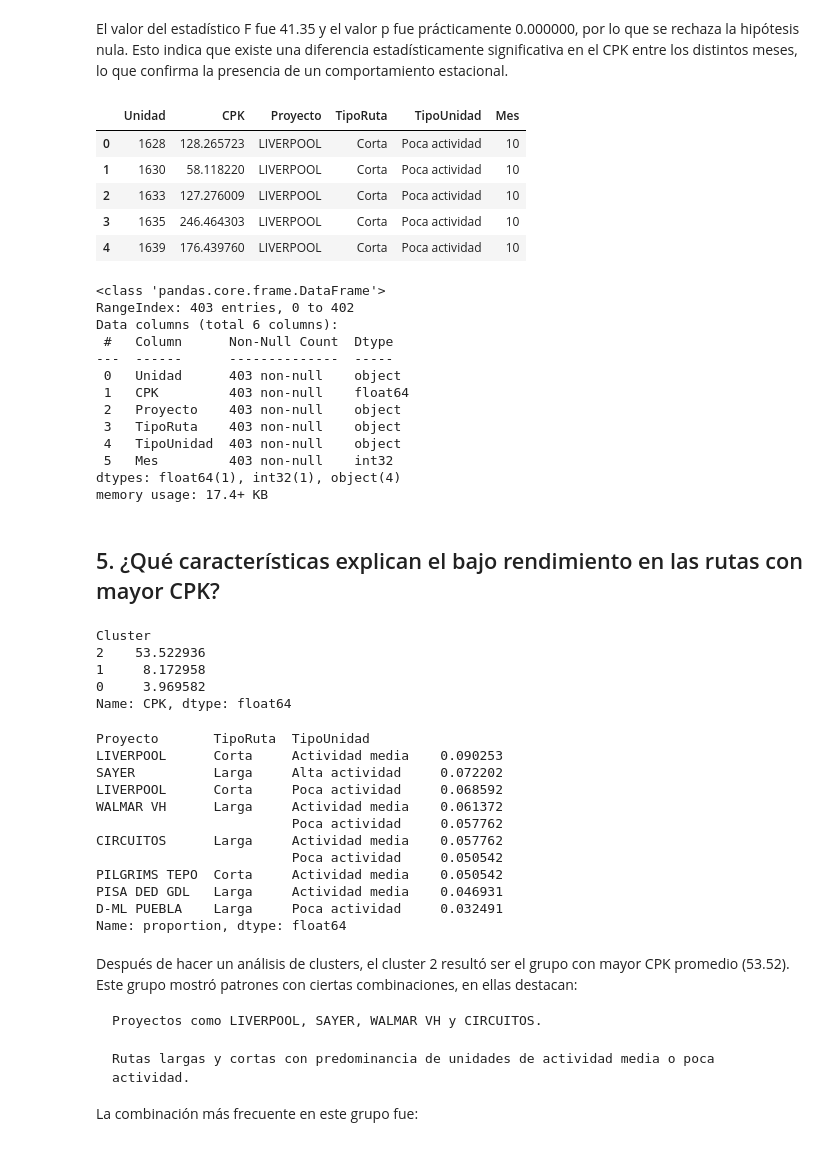
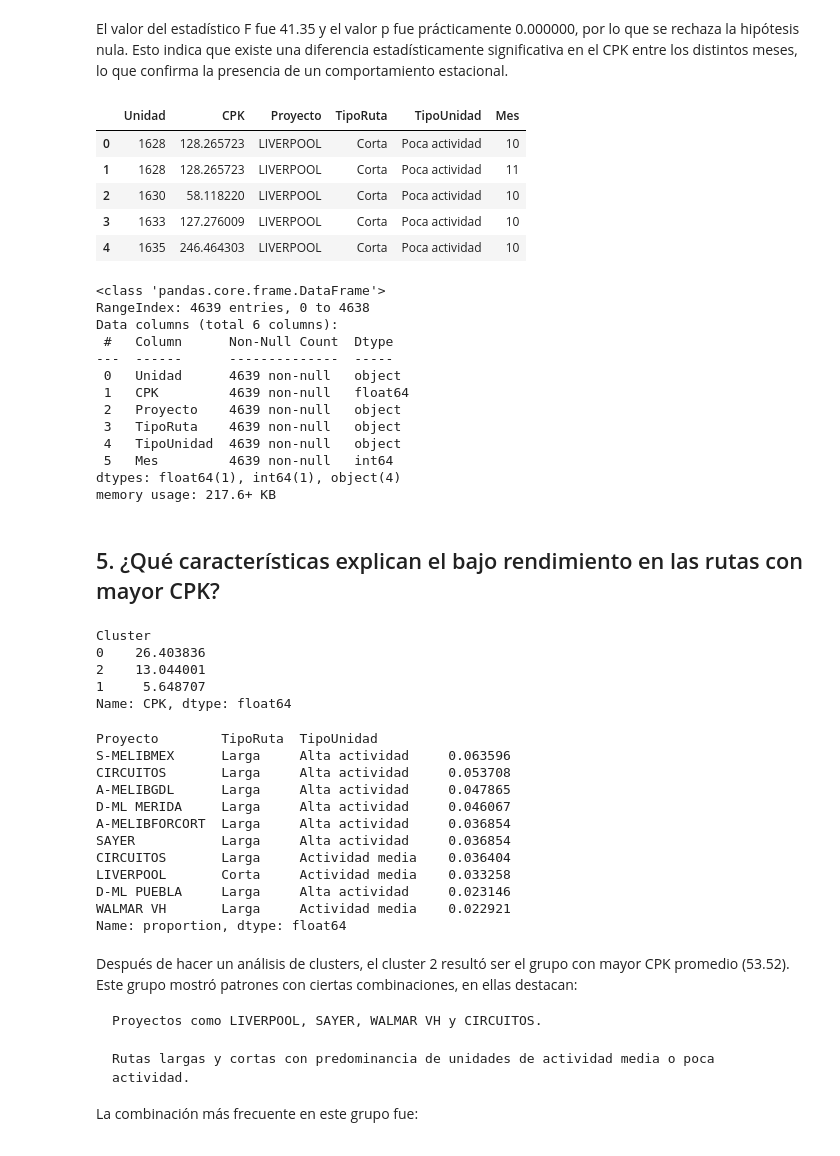
Before and after one commit to pomaremiliano/dashboard-datastorm, a Jupyter notebook: data/RecoleccionReto.ipynb, the cells around one changed output. Drawn from its saved outputs; the diff is of its cells as text; code cells hidden in the pictures.

```diff
--- a/data/RecoleccionReto.ipynb
+++ b/data/RecoleccionReto.ipynb
@@ -725,53 +735,56 @@ El valor del estadístico F fue 41.35 y el valor p fue prácticamente 0.000000,
 # Merge entre gastos_combustible, gastos_mantto, tabla_rutas_unidad, y unidad_info
 
 # Primero, unimos gastos_combustible con gastos_mantto para tener CPK y mantenimiento
 df_maestra = gastos_combustible.merge(gastos_mantto, on="Unidad", how="left")
 
 # Agregamos TipoUnidad desde df_gastos_unidad (ya tiene CPK y TipoUnidad)
 df_maestra = df_maestra.merge(
     df_gastos_unidad[["Unidad", "CPK", "TipoUnidad"]], on="Unidad", how="left"
 )
+
+# Crear unidad_info desde df_merged (o df_merged_mantto) con Proyecto y Mes
+unidad_info = df_merged[["Unidad", "Proyecto", "Mes"]].drop_duplicates()
 
 # Agregamos Proyecto y Mes desde unidad_info
 df_maestra = df_maestra.merge(unidad_info, on="Unidad", how="left")
 
 # Para TipoRuta, tomamos la ruta más frecuente por unidad desde tabla_rutas_unidad
 tipo_ruta_por_unidad = (
     tabla_rutas_unidad
     .merge(tabla_rutas[["Ruta", "TipoRuta"]], on="Ruta", how="left")
     .groupby("Unidad")["TipoRuta"]
     .agg(lambda x: x.value_counts().idxmax())
     .reset_index()
 )
 df_maestra = df_maestra.merge(tipo_ruta_por_unidad, on="Unidad", how="left")
 
 # Seleccionamos solo las columnas solicitadas y eliminamos duplicados
 df_maestra_cluster = df_maestra[["Unidad", "CPK", "Proyecto", "TipoRuta", "TipoUnidad", "Mes"]].drop_duplicates()
 
 df_maestra_cluster.head()
 # %% [output]
 |  | Unidad | CPK | Proyecto | TipoRuta | TipoUnidad | Mes |
 | 0 | 1628 | 128.265723 | LIVERPOOL | Corta | Poca actividad | 10 |
-| 1 | 1630 | 58.118220 | LIVERPOOL | Corta | Poca actividad | 10 |
-| 2 | 1633 | 127.276009 | LIVERPOOL | Corta | Poca actividad | 10 |
-| 3 | 1635 | 246.464303 | LIVERPOOL | Corta | Poca actividad | 10 |
-| 4 | 1639 | 176.439760 | LIVERPOOL | Corta | Poca actividad | 10 |
+| 1 | 1628 | 128.265723 | LIVERPOOL | Corta | Poca actividad | 11 |
+| 2 | 1630 | 58.118220 | LIVERPOOL | Corta | Poca actividad | 10 |
+| 3 | 1633 | 127.276009 | LIVERPOOL | Corta | Poca actividad | 10 |
+| 4 | 1635 | 246.464303 | LIVERPOOL | Corta | Poca actividad | 10 |
 # %%
 df_maestra_cluster.info()
 # %% [output]
 <class 'pandas.core.frame.DataFrame'>
-RangeIndex: 403 entries, 0 to 402
+RangeIndex: 4639 entries, 0 to 4638
 Data columns (total 6 columns):
  #   Column      Non-Null Count  Dtype
 ---  ------      --------------  -----
- 0   Unidad      403 non-null    object
- 1   CPK         403 non-null    float64
- 2   Proyecto    403 non-null    object
- 3   TipoRuta    403 non-null    object
- 4   TipoUnidad  403 non-null    object
- 5   Mes         403 non-null    int32
-dtypes: float64(1), int32(1), object(4)
-memory usage: 17.4+ KB
+ 0   Unidad      4639 non-null   object
+ 1   CPK         4639 non-null   float64
+ 2   Proyecto    4639 non-null   object
+ 3   TipoRuta    4639 non-null   object
+ 4   TipoUnidad  4639 non-null   object
+ 5   Mes         4639 non-null   int64
+dtypes: float64(1), int64(1), object(4)
+memory usage: 217.6+ KB
 # %% [markdown]
 ## 5. ¿Qué características explican el bajo rendimiento en las rutas con mayor CPK?
 # %%
@@ -800,9 +813,9 @@ cluster_summary = df_cluster.groupby('Cluster')['CPK'].mean().sort_values(ascend
 print(cluster_summary)
 # %% [output]
 Cluster
-2    53.522936
-1     8.172958
-0     3.969582
+0    26.403836
+2    13.044001
+1     5.648707
 Name: CPK, dtype: float64
 # %%
 # Analizar qué características dominan en el cluster más caro
@@ -810,17 +823,17 @@ cluster_alto_cpk = df_cluster[df_cluster['Cluster'] == cluster_summary.index[0]]
 resumen_caracteristicas = cluster_alto_cpk[['Proyecto', 'TipoRuta', 'TipoUnidad']].value_counts(normalize=True)
 print(resumen_caracteristicas.head(10))
 # %% [output]
-Proyecto       TipoRuta  TipoUnidad
-LIVERPOOL      Corta     Actividad media    0.090253
-SAYER          Larga     Alta actividad     0.072202
-LIVERPOOL      Corta     Poca actividad     0.068592
-WALMAR VH      Larga     Actividad media    0.061372
-                         Poca actividad     0.057762
-CIRCUITOS      Larga     Actividad media    0.057762
-                         Poca actividad     0.050542
-PILGRIMS TEPO  Corta     Actividad media    0.050542
-PISA DED GDL   Larga     Actividad media    0.046931
-D-ML PUEBLA    Larga     Poca actividad     0.032491
+Proyecto        TipoRuta  TipoUnidad
+S-MELIBMEX      Larga     Alta actividad     0.063596
+CIRCUITOS       Larga     Alta actividad     0.053708
+A-MELIBGDL      Larga     Alta actividad     0.047865
+D-ML MERIDA     Larga     Alta actividad     0.046067
+A-MELIBFORCORT  Larga     Alta actividad     0.036854
+SAYER           Larga     Alta actividad     0.036854
+CIRCUITOS       Larga     Actividad media    0.036404
+LIVERPOOL       Corta     Actividad media    0.033258
+D-ML PUEBLA     Larga     Alta actividad     0.023146
+WALMAR VH       Larga     Actividad media    0.022921
 Name: proportion, dtype: float64
 # %% [markdown]
 Después de hacer un análisis de clusters, el cluster 2 resultó ser el grupo con mayor CPK promedio (53.52). Este grupo mostró patrones con ciertas combinaciones, en ellas destacan:
```
Also changed, not shown: parts of 7 cells of this notebook, 7 other files.
